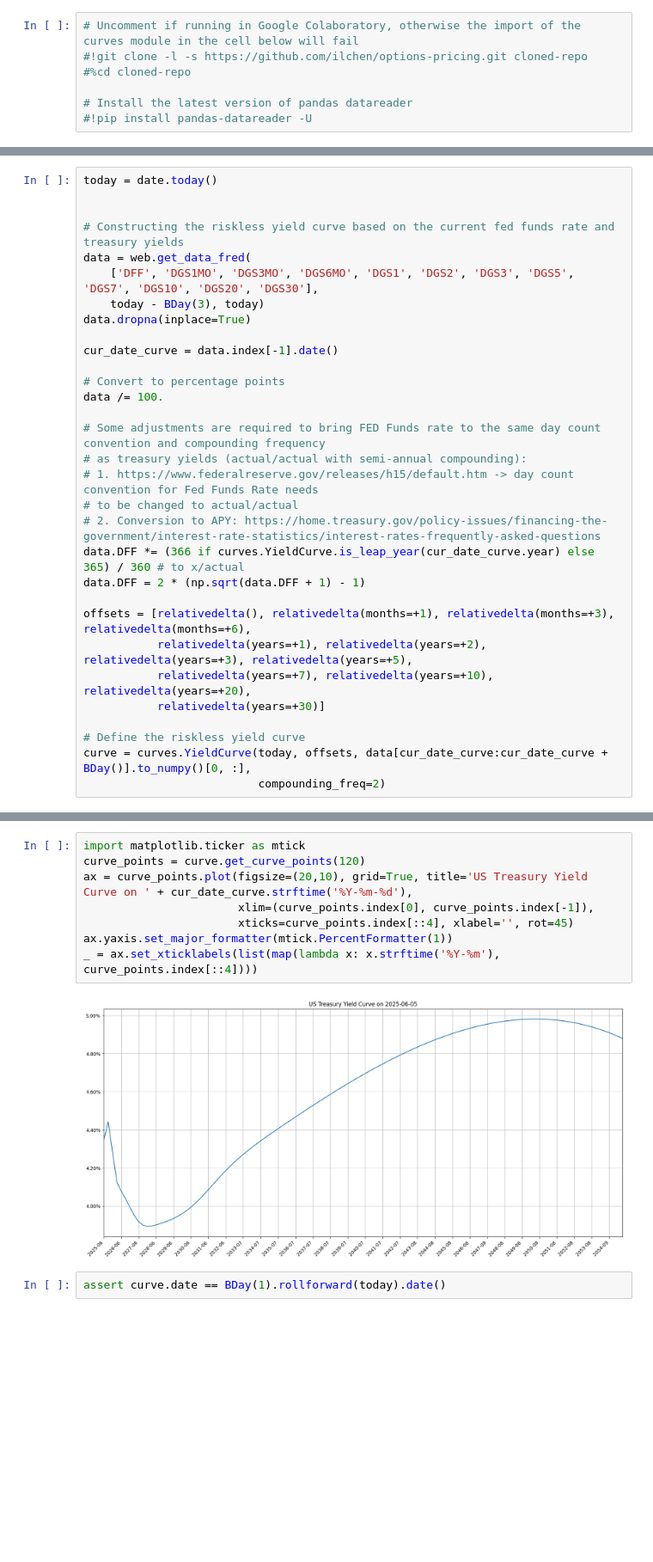
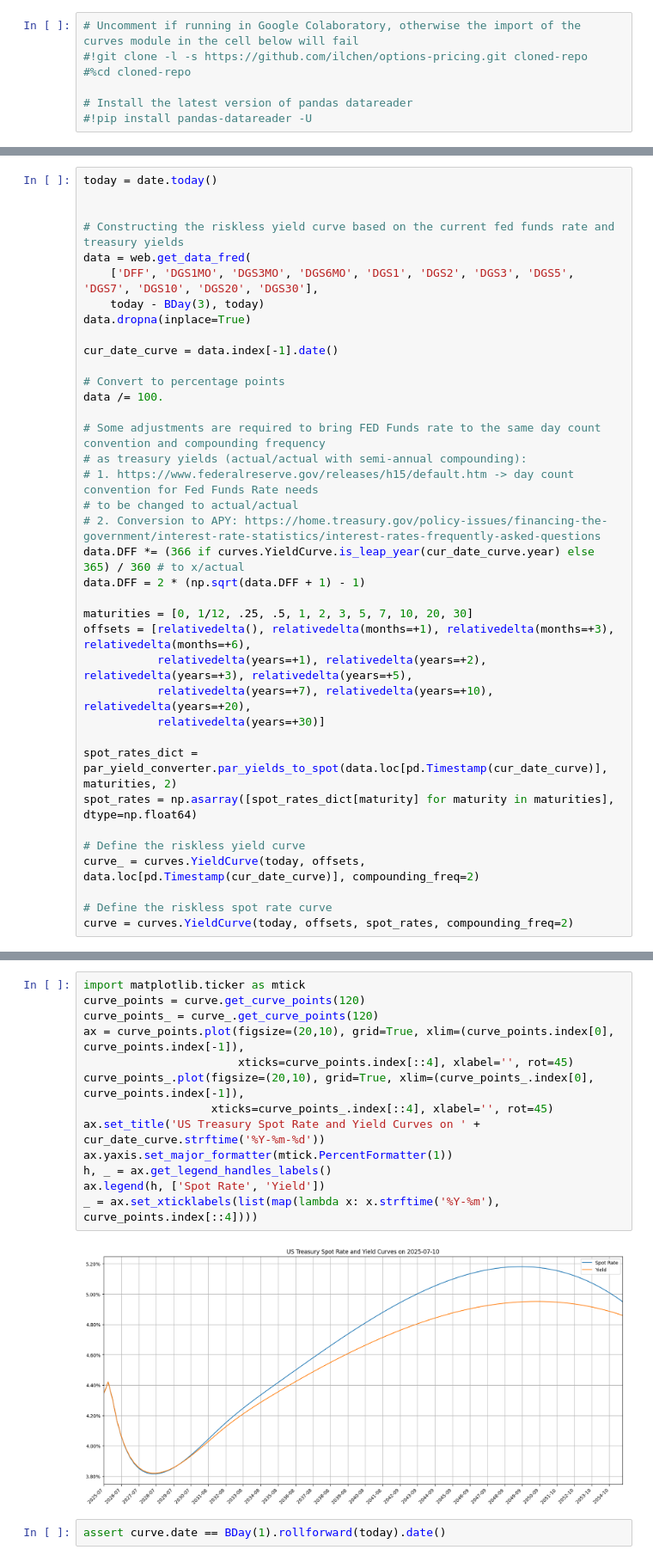
Before and after one commit to ilchen/options-pricing, a Jupyter notebook: riskless-spot-rate-curve-construction-example.ipynb, the cells around one changed output, grey strips where cells are left out. Shown at 86% size. Drawn from its saved outputs; the diff is of its cells as text; blank space fills up the shorter version.

Commit message:
More accurate pricing of options in USD by using spot rates rather than yields

```diff
--- a/riskless-spot-rate-curve-construction-example.ipynb
+++ b/riskless-spot-rate-curve-construction-example.ipynb
@@ -65,12 +65,18 @@ data /= 100.
 data.DFF *= (366 if curves.YieldCurve.is_leap_year(cur_date_curve.year) else 365) / 360 # to x/actual
 data.DFF = 2 * (np.sqrt(data.DFF + 1) - 1)
 
+maturities = [0, 1/12, .25, .5, 1, 2, 3, 5, 7, 10, 20, 30]
 offsets = [relativedelta(), relativedelta(months=+1), relativedelta(months=+3), relativedelta(months=+6),
            relativedelta(years=+1), relativedelta(years=+2), relativedelta(years=+3), relativedelta(years=+5),
            relativedelta(years=+7), relativedelta(years=+10), relativedelta(years=+20),
            relativedelta(years=+30)]
 
+spot_rates_dict = par_yield_converter.par_yields_to_spot(data.loc[pd.Timestamp(cur_date_curve)], maturities, 2)
+spot_rates = np.asarray([spot_rates_dict[maturity] for maturity in maturities], dtype=np.float64)
+
 # Define the riskless yield curve
-curve = curves.YieldCurve(today, offsets, data[cur_date_curve:cur_date_curve + BDay()].to_numpy()[0, :],
-                          compounding_freq=2)
+curve_ = curves.YieldCurve(today, offsets, data.loc[pd.Timestamp(cur_date_curve)], compounding_freq=2)
+
+# Define the riskless spot rate curve
+curve = curves.YieldCurve(today, offsets, spot_rates, compounding_freq=2)
 # %% [markdown]
@@ -78,12 +84,17 @@ curve = curves.YieldCurve(today, offsets, data[cur_date_curve:cur_date_curve + B
 # %%
 import matplotlib.ticker as mtick
 curve_points = curve.get_curve_points(120)
-ax = curve_points.plot(figsize=(20,10), grid=True, title='US Treasury Yield Curve on ' + cur_date_curve.strftime('%Y-%m-%d'),
-                       xlim=(curve_points.index[0], curve_points.index[-1]),
+curve_points_ = curve_.get_curve_points(120)
+ax = curve_points.plot(figsize=(20,10), grid=True, xlim=(curve_points.index[0], curve_points.index[-1]),
                        xticks=curve_points.index[::4], xlabel='', rot=45)
+curve_points_.plot(figsize=(20,10), grid=True, xlim=(curve_points_.index[0], curve_points.index[-1]),
+                   xticks=curve_points_.index[::4], xlabel='', rot=45)
+ax.set_title('US Treasury Spot Rate and Yield Curves on ' + cur_date_curve.strftime('%Y-%m-%d'))
 ax.yaxis.set_major_formatter(mtick.PercentFormatter(1))
+h, _ = ax.get_legend_handles_labels()
+ax.legend(h, ['Spot Rate', 'Yield'])
 _ = ax.set_xticklabels(list(map(lambda x: x.strftime('%Y-%m'), curve_points.index[::4])))
 # %% [output]
-[figure, old version]
+[figure, new version]
 # %%
 assert curve.date == BDay(1).rollforward(today).date()
```
Also changed, not shown: parts of 3 cells of this notebook, 6 other files.
